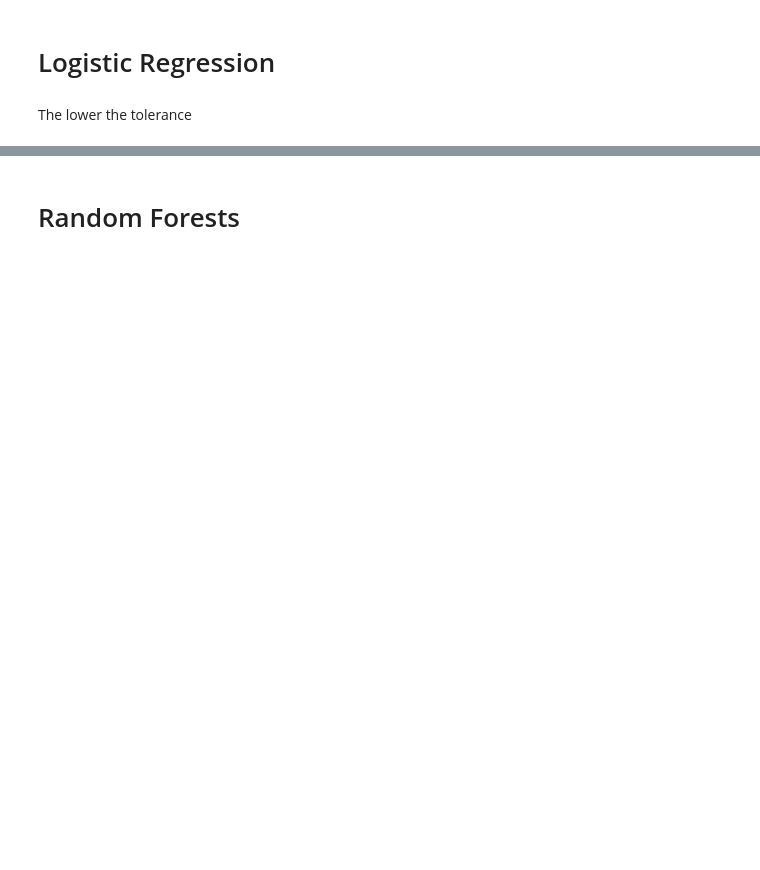
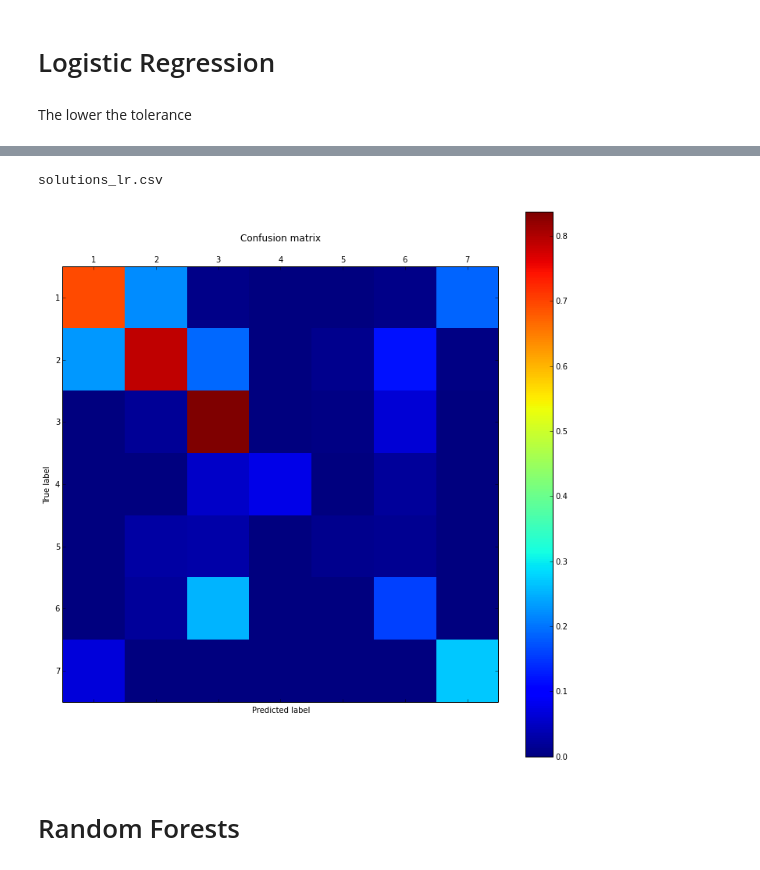
Before and after one commit to ElDeveloper/machine_learning, a Jupyter notebook: project_1/Project 1.ipynb, the cells around one changed output, grey strips where cells are left out. Cells and saved outputs as stored; diff of their text form; code cells hidden in the pictures; blank space fills up the shorter version.

```diff
--- a/project_1/Project 1.ipynb
+++ b/project_1/Project 1.ipynb
@@ -131,14 +213,14 @@ fd.close()
 # %% [markdown]
 The lower the tolerance
 # %%
-from sklearn.linear_model import LogisticRegression
-
-scores = []
+lr_scores = []
 parameters = [(0.0125, 100),(0.125, 100),(1.25, 100),(12.5, 100),
               (0.0125, 1),(0.125, 10),(1.25,20),(12.5, 500),
               (0.4, 100),(12.5, 1000)]
 
 for element in parameters:
-    csi = LogisticRegression(penalty='l2', dual=False, tol=element[0], C=element[1])
-    csi.fit(X_train_scaled, Y_train)
-    scores.append(csi.score(X_validation_scaled, Y_validation))
+    clf_lr = LogisticRegression(penalty='l2', dual=False, tol=element[0], C=element[1])
+    clf_lr.fit(X_train_scaled, Y_train)
+    score = clf_lr.score(X_validation_scaled, Y_validation)
+
+    lr_scores.append([element[0], element[1], score])
@@ -157,0 +227,2 @@ for element in parameters:
+# %%
+lr_results = sorted(lr_scores, key=lambda x:x[2], reverse=True)
@@ -158,2 +243,17 @@ for element in parameters:
+# %%
+clf_lr = LogisticRegression(penalty='l2', dual=False, tol=lr_results[0][0], C=lr_results[0][1])
+clf_lr.fit(X_train_scaled, Y_train)
+score = clf_lr.score(X_validation_scaled, Y_validation)
+
+lr_predictions = clf.predict(X_test_scaled)
+# %%
+write_predictions('solutions_lr.csv', lr_predictions)
+# %% [output]
+solutions_lr.csv
+# %%
+cm_Y_predicted = clf_lr.predict(X_validation_scaled)
+print_confusion_matrix(Y_validation, cm_Y_predicted, ['1', '2', '3', '4', '5', '6', '7'])
+# %% [output]
+[figure, added]
 # %% [markdown]
 # Random Forests
```
Also changed, not shown: parts of 41 cells of this notebook.
